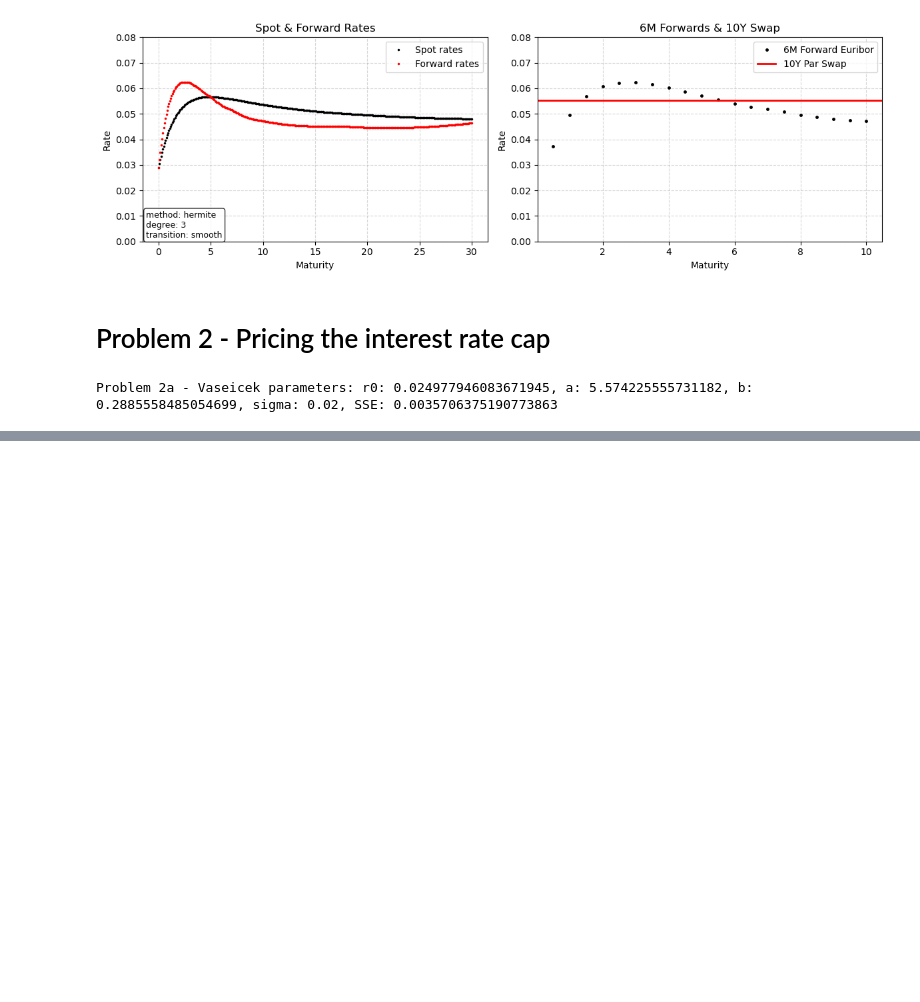
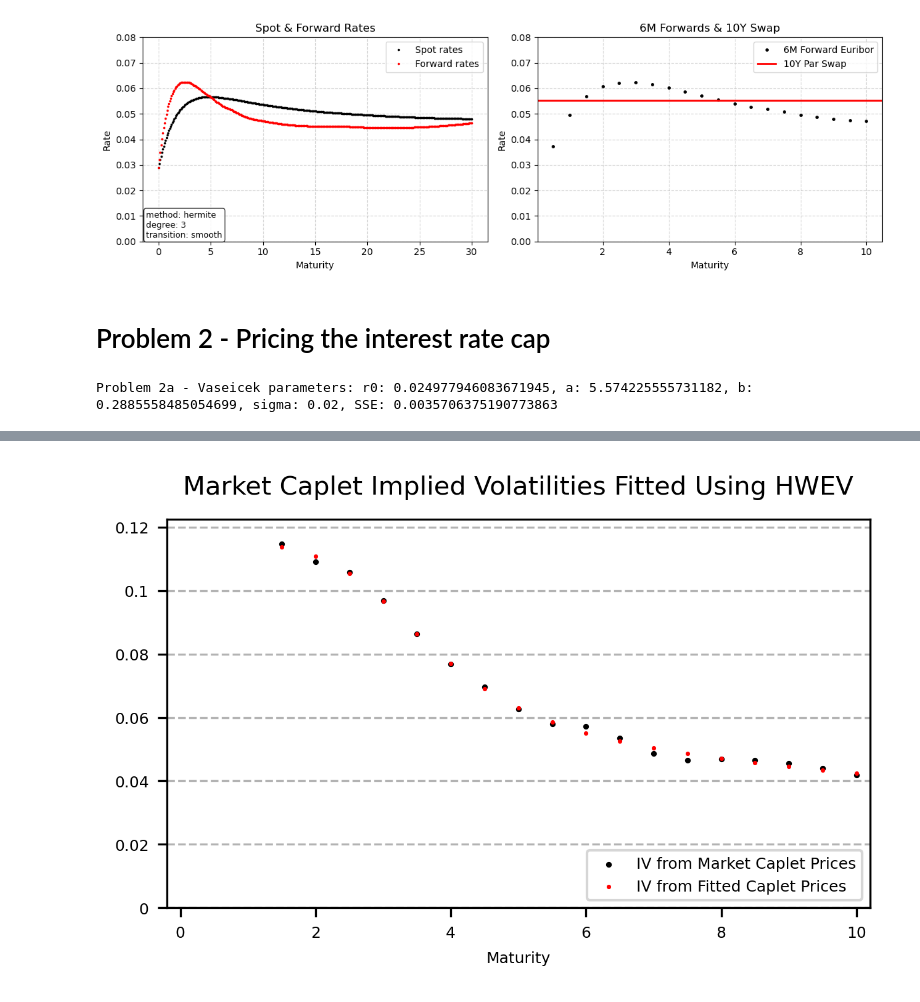
Before and after one commit to oliviarytter/FixedIncomeCO, a Jupyter notebook: Fixed_Income_Exam/04_Exams/Exam_E2024_Jan.ipynb, the cells around one changed output, grey strips where cells are left out. Drawn from its saved outputs; the diff is of its cells as text; code cells hidden in the pictures; blank space fills up the shorter version.

```diff
--- a/Fixed_Income_Exam/04_Exams/Exam_E2024_Jan.ipynb
+++ b/Fixed_Income_Exam/04_Exams/Exam_E2024_Jan.ipynb
@@ -127,6 +127,6 @@ print(f"Problem 2b - HWEV parameters: a: {a_hwev}, sigma: {sigma_hwev}, SSE: {re
 caplet_price_fit = fid.caplet_prices_hwev(strike_caplet_market,a_hwev,sigma_hwev,T_10Y_swap,p_10Y_swap)
 sigma_market, sigma_fit = np.nan*np.ones(N_caplet), np.nan*np.ones(N_caplet)
 for i in range(2,N_caplet):
-    sigma_market[i] = fid.black_caplet_iv(price_caplet_market[i],T_10Y_swap[i],strike_caplet_market,0.5,p_10Y_swap[i],L_6M[i],type = "call",prec = 1e-10)
-    sigma_fit[i] = fid.black_caplet_iv(caplet_price_fit[i],T_10Y_swap[i],strike_caplet_market,0.5,p_10Y_swap[i],L_6M[i],type = "call",prec = 1e-10)
+    sigma_market[i] = fid.black_caplet_iv(price_caplet_market[i],T_10Y_swap[i],strike_caplet_market,0.5,p_10Y_swap[i],L_6M[i],type_option = "call",prec = 1e-10)
+    sigma_fit[i] = fid.black_caplet_iv(caplet_price_fit[i],T_10Y_swap[i],strike_caplet_market,0.5,p_10Y_swap[i],L_6M[i],type_option = "call",prec = 1e-10)
 # %% [output]
@@ -163,0 +355,25 @@ print(f"Problem 2d - price_cap: {10000*price_cap}, premium_cap: {10000*premium_c
+# %%
+
+# Plot of fitted and observed caplet implied volatility
+fig = plt.figure(constrained_layout=False, dpi = 300, figsize = (5,3))
+fig.suptitle(f"Market Caplet Implied Volatilities Fitted Using HWEV", fontsize = 10)
+gs = fig.add_gridspec(nrows=1,ncols=1,left=0.12,bottom=0.2,right=0.88,top=0.90,wspace=0,hspace=0)
+ax = fig.add_subplot(gs[0,0])
+xticks = np.array([0,2,4,6,8,10])
+ax.set_xticks(xticks)
+ax.set_xticklabels(xticks,fontsize = 6)
+ax.set_xlim([xticks[0]+-0.2,xticks[-1]+0.2])
+plt.xlabel(f"Maturity",fontsize = 6)
+ax.set_yticks([0,0.02,0.04,0.06,0.08,0.1,0.12])
+ax.set_yticklabels([0,0.02,0.04,0.06,0.08,0.1,0.12],fontsize = 6)
+ax.set_ylim([0,0.1225])
+plt.grid(axis = 'y', which='major', color=(0.7,0.7,0.7,0), linestyle='--')
+p1 = ax.scatter(T_10Y_swap, sigma_market, s = 6, color = 'black', marker = ".",label="IV from Market Caplet Prices")
+p2 = ax.scatter(T_10Y_swap, sigma_fit, s = 2, color = 'red', marker = ".",label="IV from Fitted Caplet Prices")
+plots = [p1,p2]
+labels = [item.get_label() for item in plots]
+ax.legend(plots,labels,loc="lower right",fontsize = 6)
+fig.savefig("/Users/PC/Documents/Dokumenter – Olivia's Macbook/9. Semester/Fixed Income/FixedIncomeCO/PLOTS/1a_zcb_term_structure.pdf")
+# plt.show()
+# %% [output]
+[figure, added]
```
Also changed, not shown: parts of 18 cells of this notebook, 3 other files.
